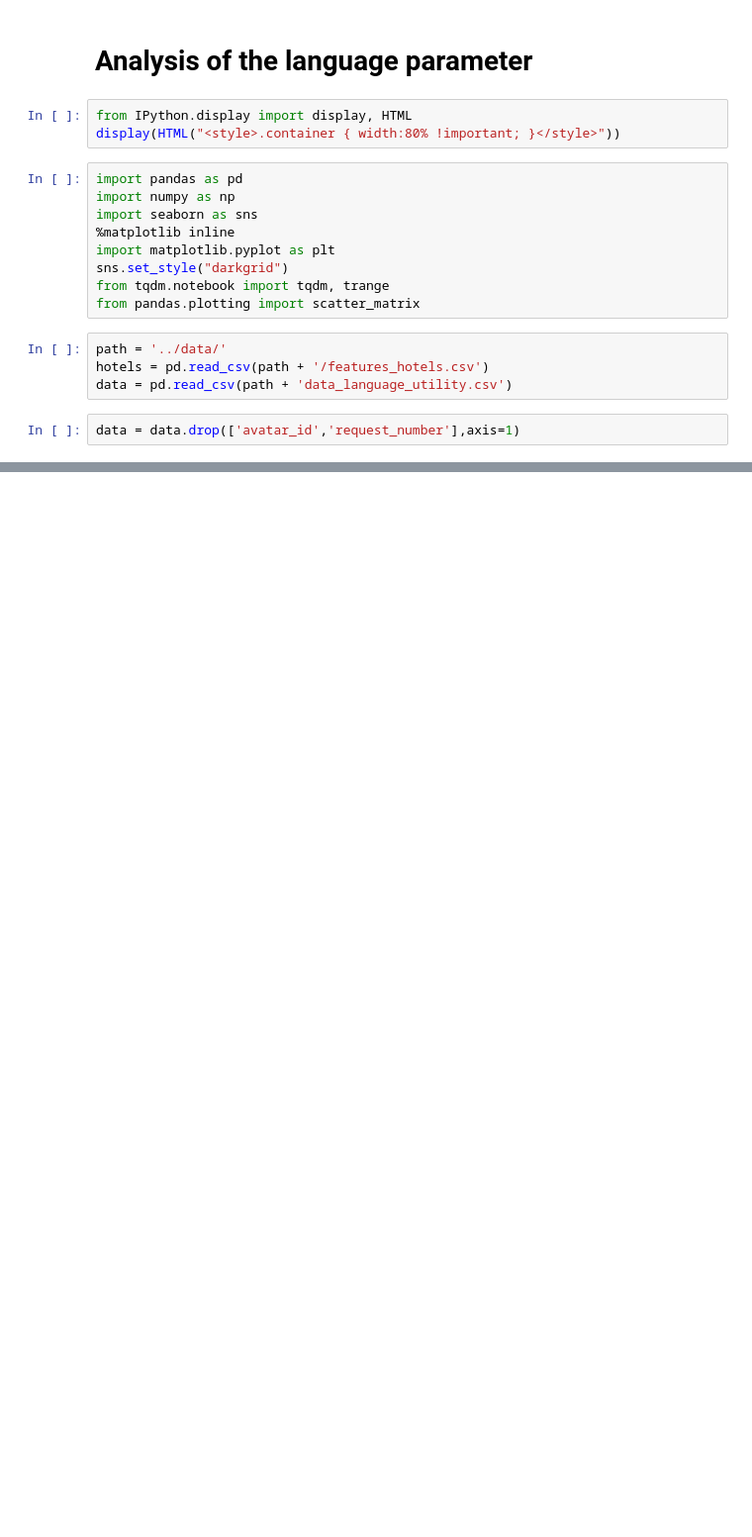
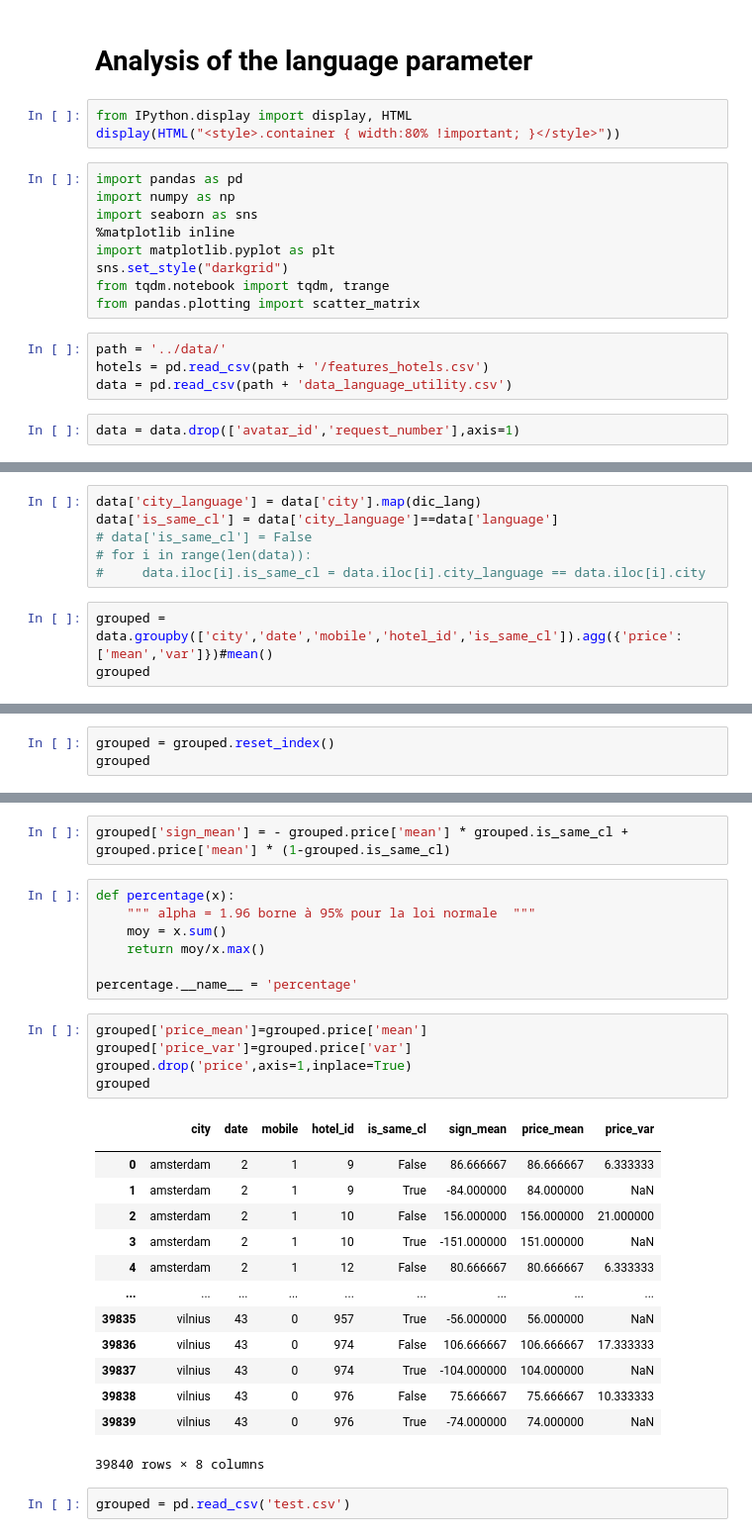
Before and after one commit to Novly57/IA_Framework_DefiIA, a Jupyter notebook: analysis/Language Analysis.ipynb, the cells around one changed output, grey strips where cells are left out. Shown: that part at 99% size. Drawn from its saved outputs; the diff is of its cells as text; blank space fills up the shorter version.

Commit message:
suite de l'étude de language et creation d'un .py pour le gridSearch

```diff
--- a/analysis/Language Analysis.ipynb
+++ b/analysis/Language Analysis.ipynb
@@ -36,0 +54,9 @@ data
+# %%
+data['city_language'] = data['city'].map(dic_lang)
+data['is_same_cl'] = data['city_language']==data['language']
+# data['is_same_cl'] = False
+# for i in range(len(data)):
+#     data.iloc[i].is_same_cl = data.iloc[i].city_language == data.iloc[i].city
+# %%
+grouped = data.groupby(['city','date','mobile','hotel_id','is_same_cl']).agg({'price':['mean','var']})#mean()
+grouped
@@ -36,0 +79,3 @@ data
+# %%
+grouped = grouped.reset_index()
+grouped
@@ -36,0 +144,31 @@ data
+# %%
+grouped['sign_mean'] = - grouped.price['mean'] * grouped.is_same_cl + grouped.price['mean'] * (1-grouped.is_same_cl)
+# %%
+def percentage(x):
+    """ alpha = 1.96 borne à 95% pour la loi normale  """
+    moy = x.sum()
+    return moy/x.max()
+
+percentage.__name__ = 'percentage'
+# %%
+grouped['price_mean']=grouped.price['mean']
+grouped['price_var']=grouped.price['var']
+grouped.drop('price',axis=1,inplace=True)
+grouped
+# %% [output]
+|  | city | date | mobile | hotel_id | is_same_cl | sign_mean | price_mean | price_var |
+|  |  |  |  |  |  |  |  |  |
+| 0 | amsterdam | 2 | 1 | 9 | False | 86.666667 | 86.666667 | 6.333333 |
+| 1 | amsterdam | 2 | 1 | 9 | True | -84.000000 | 84.000000 | NaN |
+| 2 | amsterdam | 2 | 1 | 10 | False | 156.000000 | 156.000000 | 21.000000 |
+| 3 | amsterdam | 2 | 1 | 10 | True | -151.000000 | 151.000000 | NaN |
+| 4 | amsterdam | 2 | 1 | 12 | False | 80.666667 | 80.666667 | 6.333333 |
+| ... | ... | ... | ... | ... | ... | ... | ... | ... |
+| 39835 | vilnius | 43 | 0 | 957 | True | -56.000000 | 56.000000 | NaN |
+| 39836 | vilnius | 43 | 0 | 974 | False | 106.666667 | 106.666667 | 17.333333 |
+| 39837 | vilnius | 43 | 0 | 974 | True | -104.000000 | 104.000000 | NaN |
+| 39838 | vilnius | 43 | 0 | 976 | False | 75.666667 | 75.666667 | 10.333333 |
+| 39839 | vilnius | 43 | 0 | 976 | True | -74.000000 | 74.000000 | NaN |
+39840 rows × 8 columns
+# %%
+grouped = pd.read_csv('test.csv')
```
Also changed, not shown: parts of 12 cells of this notebook, 1 other file.
